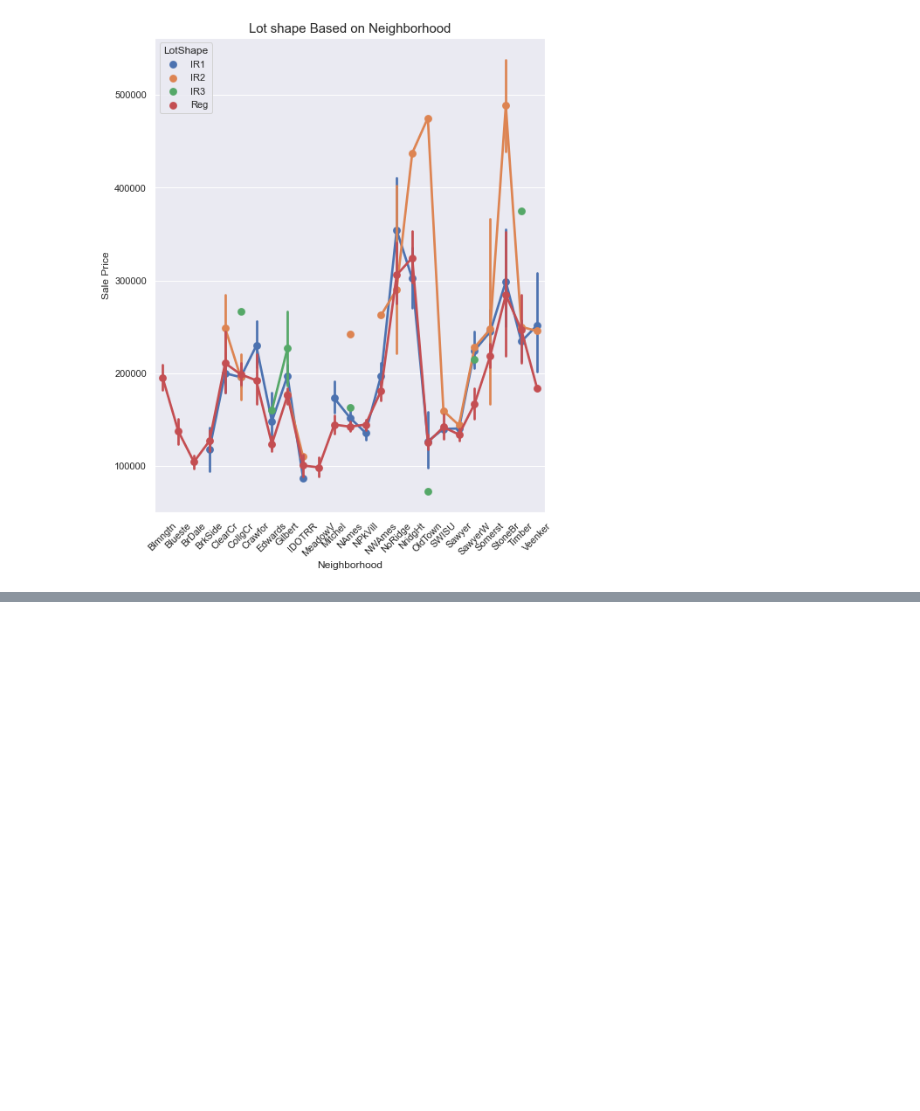
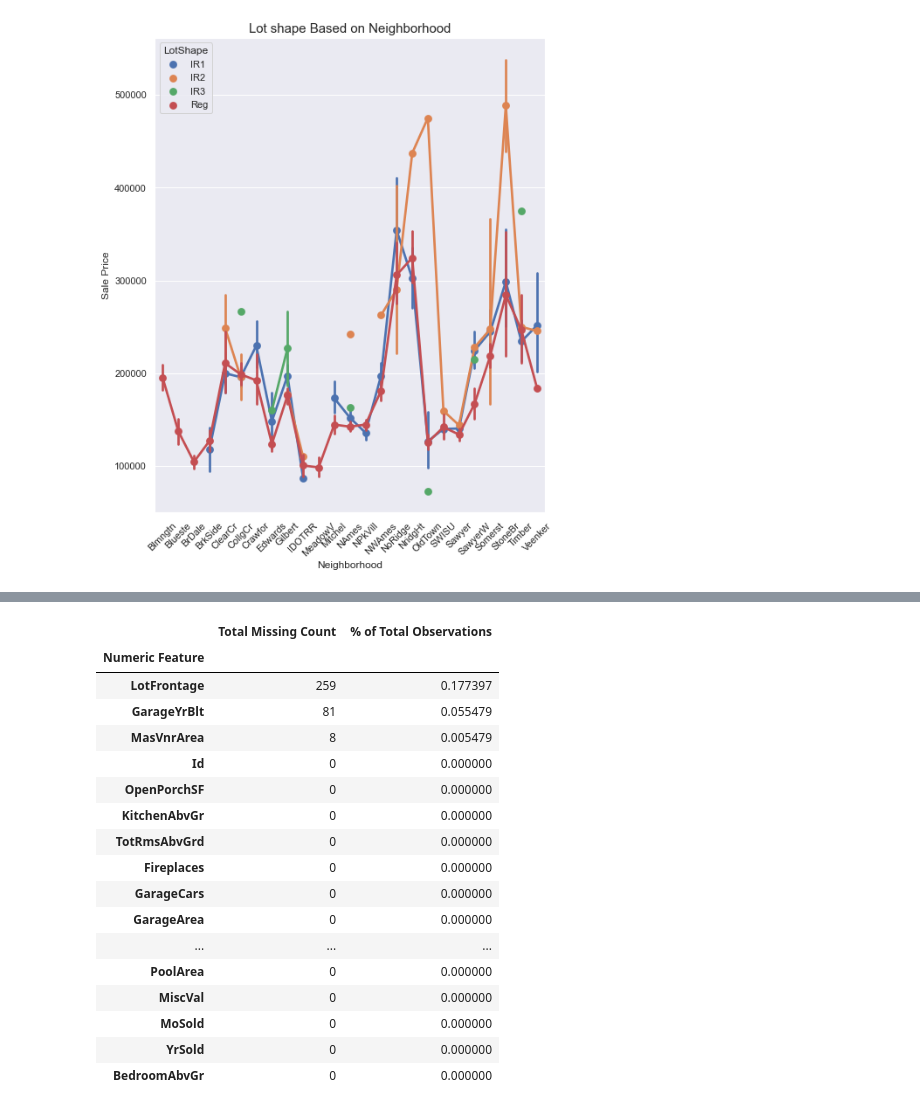
Before and after one commit to KamiLimu1/Data_Science2022, a Jupyter notebook: TutorialOnExplanatoryDataAnalysis.ipynb, the cells around one changed output, grey strips where cells are left out. Saved outputs shown, nothing was run; the diff lists cells and outputs as text; code cells hidden in the pictures; blank space fills up the shorter version.

```diff
--- a/TutorialOnExplanatoryDataAnalysis.ipynb
+++ b/TutorialOnExplanatoryDataAnalysis.ipynb
@@ -377,0 +383,26 @@ plt.show()
+# %%
+total = numeric_features.isnull().sum().sort_values(ascending=False)
+percent = (numeric_features.isnull().sum()/numeric_features.isnull().count()).sort_values(ascending=False)
+missing_data = pd.concat([total, percent], axis=1,join='outer', keys=['Total Missing Count', '% of Total Observations'])
+missing_data.index.name =' Numeric Feature'
+
+missing_data.head(20)
+# %% [output]
+|  | Total Missing Count | % of Total Observations |
+| Numeric Feature |  |  |
+| LotFrontage | 259 | 0.177397 |
+| GarageYrBlt | 81 | 0.055479 |
+| MasVnrArea | 8 | 0.005479 |
+| Id | 0 | 0.000000 |
+| OpenPorchSF | 0 | 0.000000 |
+| KitchenAbvGr | 0 | 0.000000 |
+| TotRmsAbvGrd | 0 | 0.000000 |
+| Fireplaces | 0 | 0.000000 |
+| GarageCars | 0 | 0.000000 |
+| GarageArea | 0 | 0.000000 |
+| ... | ... | ... |
+| PoolArea | 0 | 0.000000 |
+| MiscVal | 0 | 0.000000 |
+| MoSold | 0 | 0.000000 |
+| YrSold | 0 | 0.000000 |
+| BedroomAbvGr | 0 | 0.000000 |
```
Also changed, not shown: parts of 8 cells of this notebook.
